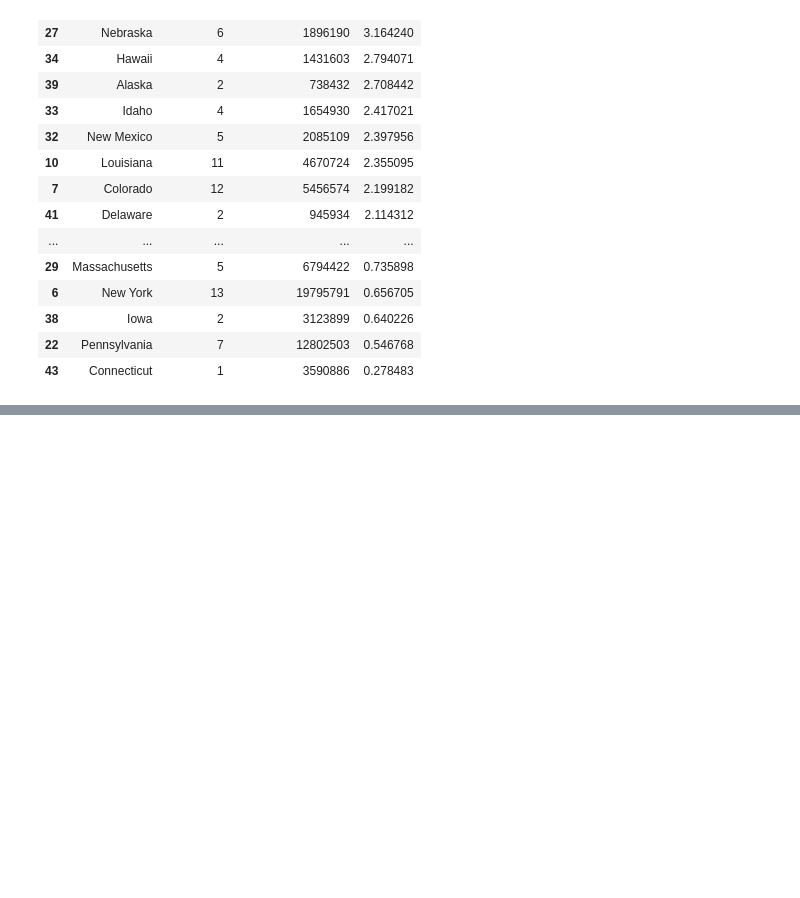
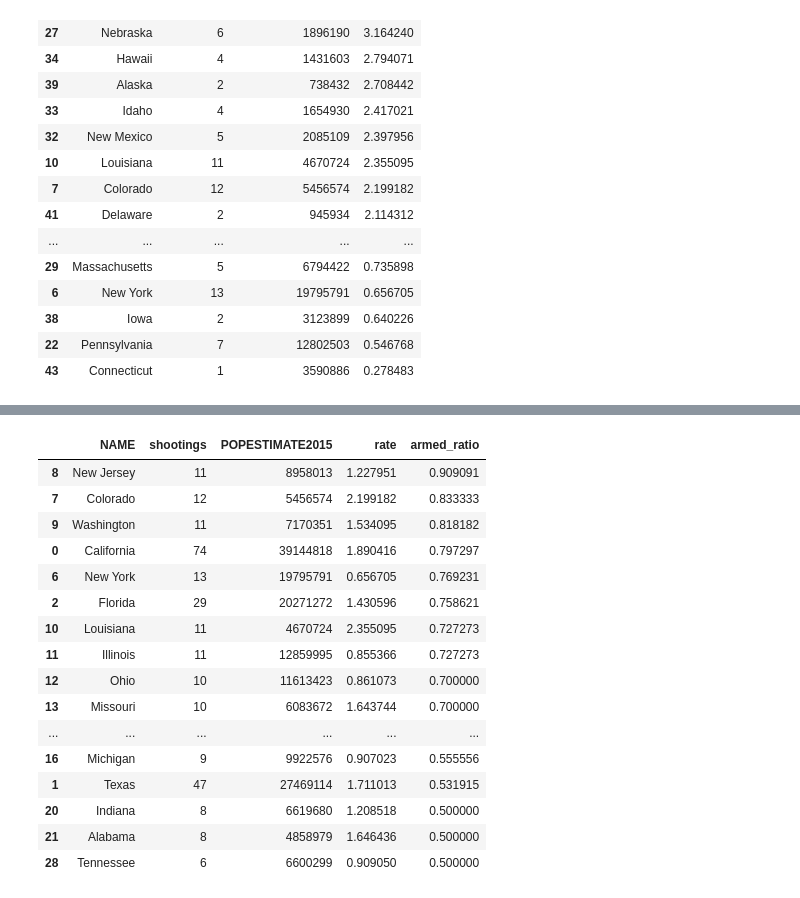
Before and after one commit to mhinds/Police-Killings, a Jupyter notebook: Basics.ipynb, the cells around one changed output, grey strips where cells are left out. Drawn from its saved outputs; the diff is of its cells as text; code cells hidden in the pictures; blank space fills up the shorter version.

Commit message:
added ratio of armed vs. unarmed killings

```diff
--- a/Basics.ipynb
+++ b/Basics.ipynb
@@ -130,0 +144,26 @@ states[['NAME','shootings','POPESTIMATE2015','rate']].sort_values(by='rate',asce
+# %%
+armed_counts = police_killings[(police_killings['armed'] == 'Firearm') | (police_killings['armed'] == 'Vehicle') | (police_killings['armed'] == 'Knife')]['state_fp'].value_counts()
+armed_states = pd.DataFrame({"STATE": armed_counts.index, "shootings": armed_counts})
+armed_states = armed_states.merge(state_pop,on='STATE')
+armed_states[['NAME','shootings','POPESTIMATE2015']].sort_values(by='shootings',ascending=False)
+states['armed_ratio'] = armed_states['shootings']/states['shootings']
+states = states.fillna(0)
+states[states['shootings'] > 5][['NAME','shootings','POPESTIMATE2015','rate','armed_ratio']].sort_values(by='armed_ratio',ascending=False)
+# %% [output]
+|  | NAME | shootings | POPESTIMATE2015 | rate | armed_ratio |
+| 8 | New Jersey | 11 | 8958013 | 1.227951 | 0.909091 |
+| 7 | Colorado | 12 | 5456574 | 2.199182 | 0.833333 |
+| 9 | Washington | 11 | 7170351 | 1.534095 | 0.818182 |
+| 0 | California | 74 | 39144818 | 1.890416 | 0.797297 |
+| 6 | New York | 13 | 19795791 | 0.656705 | 0.769231 |
+| 2 | Florida | 29 | 20271272 | 1.430596 | 0.758621 |
+| 10 | Louisiana | 11 | 4670724 | 2.355095 | 0.727273 |
+| 11 | Illinois | 11 | 12859995 | 0.855366 | 0.727273 |
+| 12 | Ohio | 10 | 11613423 | 0.861073 | 0.700000 |
+| 13 | Missouri | 10 | 6083672 | 1.643744 | 0.700000 |
+| ... | ... | ... | ... | ... | ... |
+| 16 | Michigan | 9 | 9922576 | 0.907023 | 0.555556 |
+| 1 | Texas | 47 | 27469114 | 1.711013 | 0.531915 |
+| 20 | Indiana | 8 | 6619680 | 1.208518 | 0.500000 |
+| 21 | Alabama | 8 | 4858979 | 1.646436 | 0.500000 |
+| 28 | Tennessee | 6 | 6600299 | 0.909050 | 0.500000 |
```
Also changed, not shown: parts of 2 cells of this notebook.
